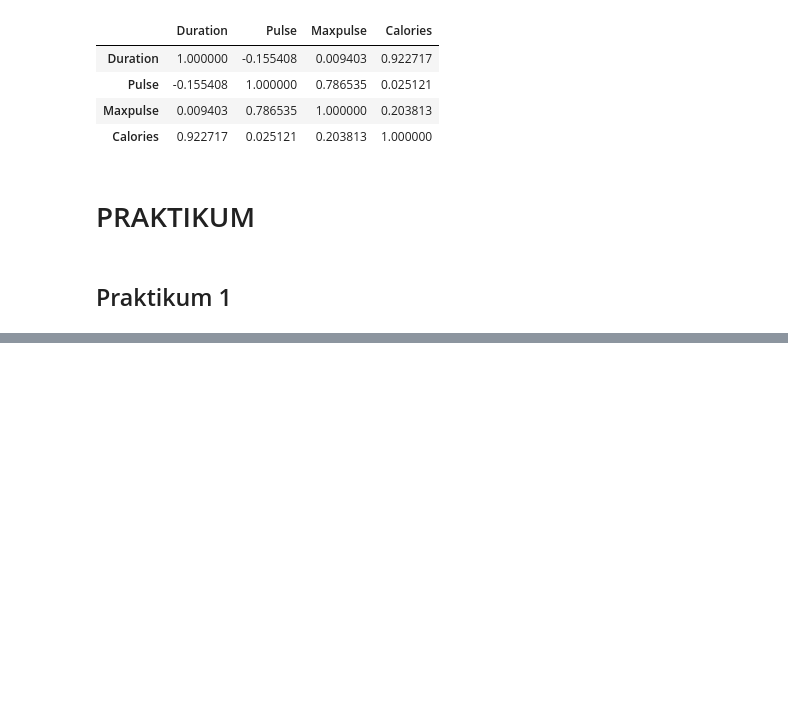
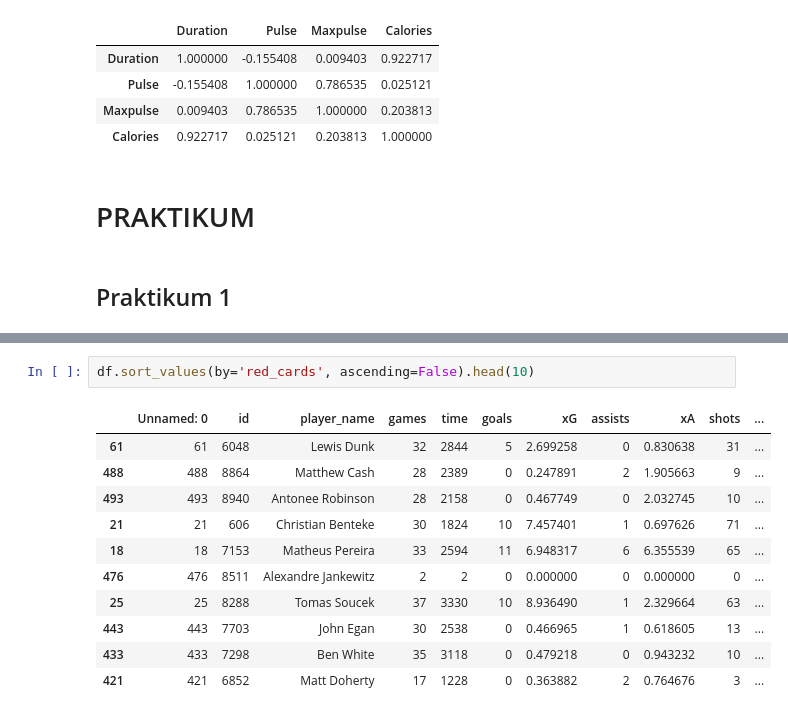
Before and after one commit to cantika-alff/2025_PBO_TI1B, a Jupyter notebook: JobsheetAI4.ipynb, the cells around one changed output, grey strips where cells are left out. Drawn from its saved outputs; the diff is of its cells as text; blank space fills up the shorter version.

```diff
--- a/JobsheetAI4.ipynb
+++ b/JobsheetAI4.ipynb
@@ -315,0 +458,14 @@ memory usage: 5.4 KB
+# %%
+df.sort_values(by='red_cards', ascending=False).head(10)
+# %% [output]
+|  | Unnamed: 0 | id | player_name | games | time | goals | xG | assists | xA | shots | ... |
+| 61 | 61 | 6048 | Lewis Dunk | 32 | 2844 | 5 | 2.699258 | 0 | 0.830638 | 31 | ... |
+| 488 | 488 | 8864 | Matthew Cash | 28 | 2389 | 0 | 0.247891 | 2 | 1.905663 | 9 | ... |
+| 493 | 493 | 8940 | Antonee Robinson | 28 | 2158 | 0 | 0.467749 | 0 | 2.032745 | 10 | ... |
+| 21 | 21 | 606 | Christian Benteke | 30 | 1824 | 10 | 7.457401 | 1 | 0.697626 | 71 | ... |
+| 18 | 18 | 7153 | Matheus Pereira | 33 | 2594 | 11 | 6.948317 | 6 | 6.355539 | 65 | ... |
+| 476 | 476 | 8511 | Alexandre Jankewitz | 2 | 2 | 0 | 0.000000 | 0 | 0.000000 | 0 | ... |
+| 25 | 25 | 8288 | Tomas Soucek | 37 | 3330 | 10 | 8.936490 | 1 | 2.329664 | 63 | ... |
+| 443 | 443 | 7703 | John Egan | 30 | 2538 | 0 | 0.466965 | 1 | 0.618605 | 13 | ... |
+| 433 | 433 | 7298 | Ben White | 35 | 3118 | 0 | 0.479218 | 0 | 0.943232 | 10 | ... |
+| 421 | 421 | 6852 | Matt Doherty | 17 | 1228 | 0 | 0.363882 | 2 | 0.764676 | 3 | ... |
```
Also changed, not shown: parts of 9 cells of this notebook.
